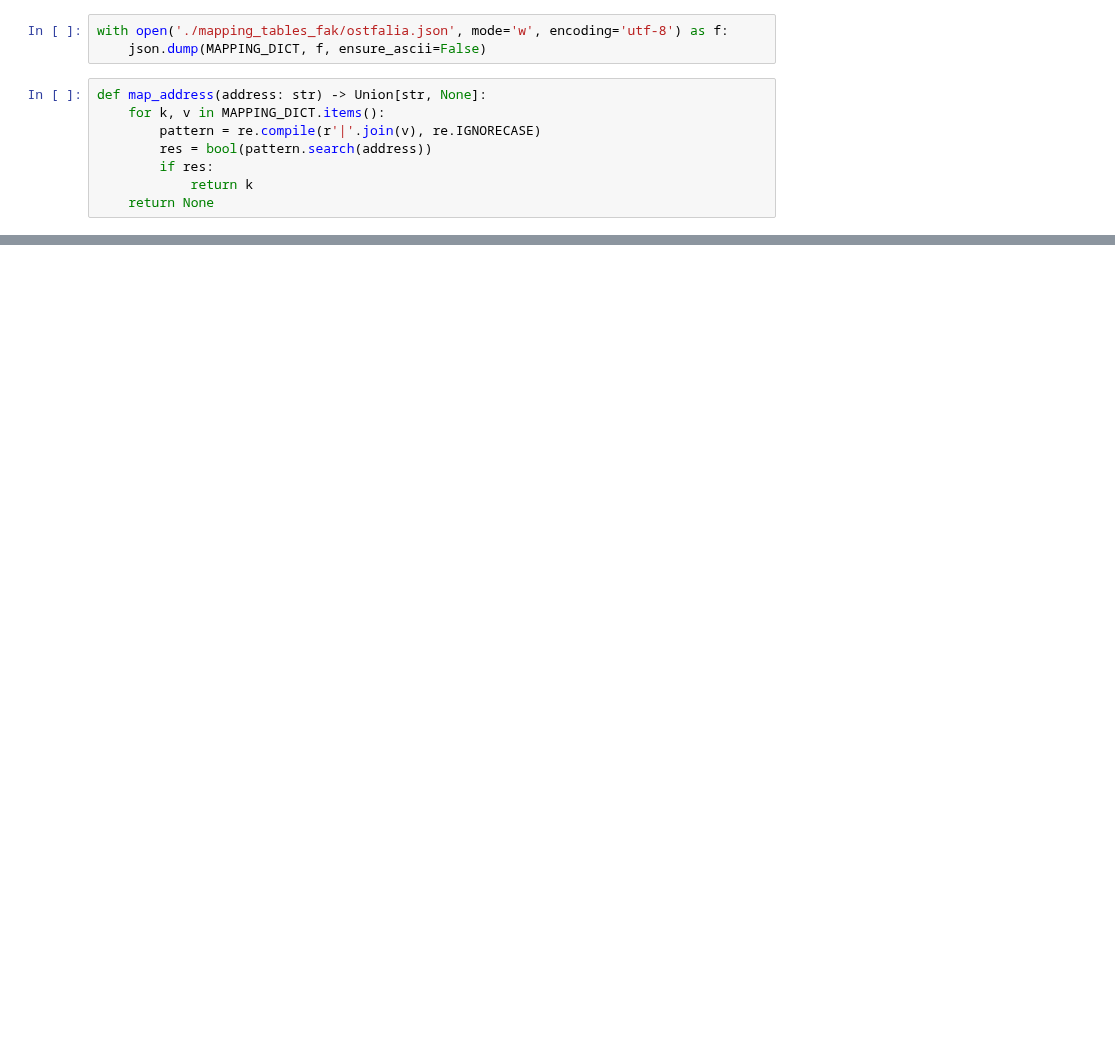
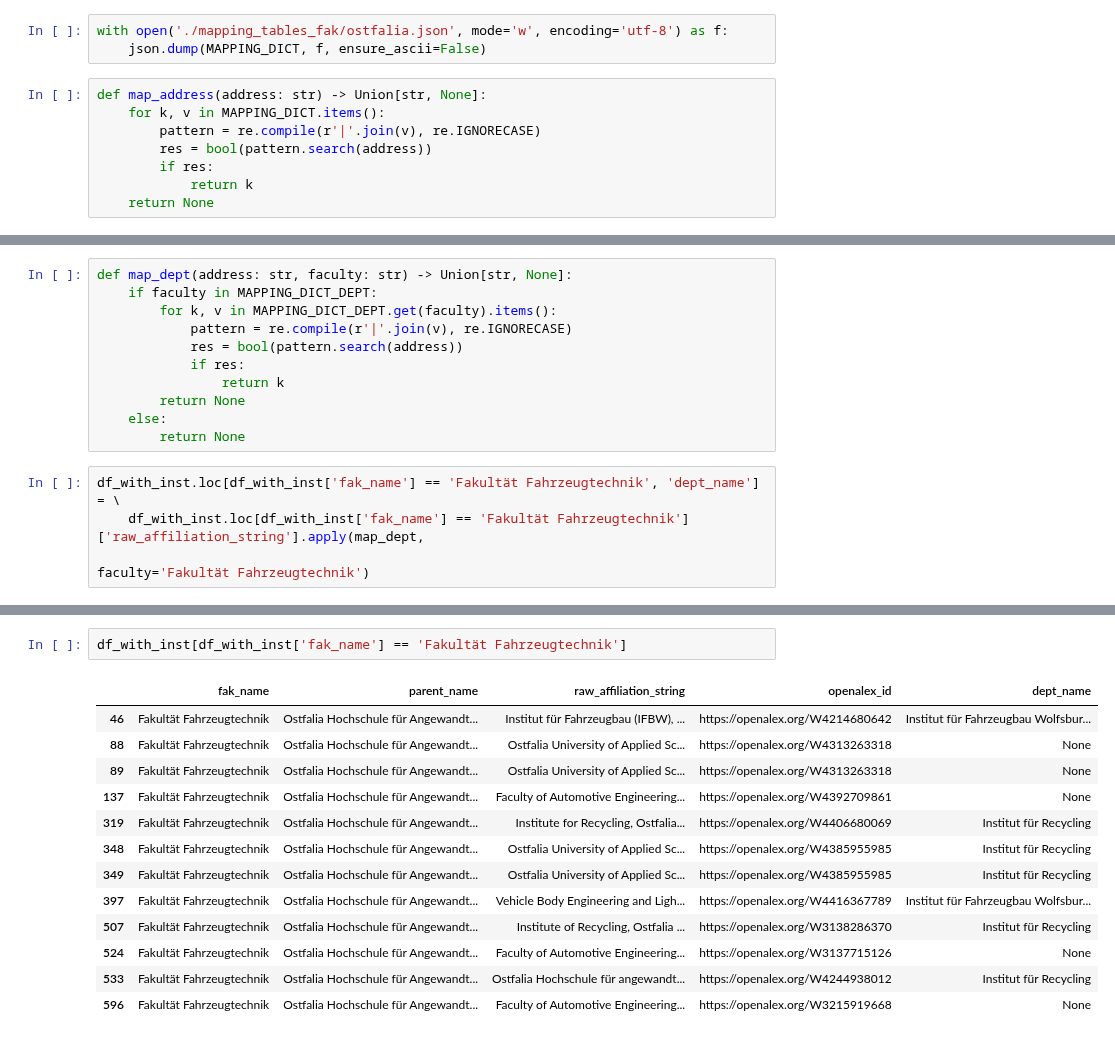
Before and after one commit to naustica/lower_saxony_institutions, a Jupyter notebook: notebooks/institution_mapping/OSTFALIA.ipynb, the cells around one changed output, grey strips where cells are left out. Drawn from its saved outputs; the diff is of its cells as text; blank space fills up the shorter version.

Commit message:
add mappings

```diff
--- a/notebooks/institution_mapping/OSTFALIA.ipynb
+++ b/notebooks/institution_mapping/OSTFALIA.ipynb
@@ -180,0 +231,15 @@ df_plot[df_plot.inst_name != 'Nicht zugeordnet'].openalex_id.sum() / df_plot.ope
+# %%
+def map_dept(address: str, faculty: str) -> Union[str, None]:
+    if faculty in MAPPING_DICT_DEPT:
+        for k, v in MAPPING_DICT_DEPT.get(faculty).items():
+            pattern = re.compile(r'|'.join(v), re.IGNORECASE)
+            res = bool(pattern.search(address))
+            if res:
+                return k
+        return None
+    else:
+        return None
+# %%
+df_with_inst.loc[df_with_inst['fak_name'] == 'Fakultät Fahrzeugtechnik', 'dept_name'] = \
+    df_with_inst.loc[df_with_inst['fak_name'] == 'Fakultät Fahrzeugtechnik']['raw_affiliation_string'].apply(map_dept,
+                                                                                                    faculty='Fakultät Fahrzeugtechnik')
@@ -180,0 +261,16 @@ df_plot[df_plot.inst_name != 'Nicht zugeordnet'].openalex_id.sum() / df_plot.ope
+# %%
+df_with_inst[df_with_inst['fak_name'] == 'Fakultät Fahrzeugtechnik']
+# %% [output]
+|  | fak_name | parent_name | raw_affiliation_string | openalex_id | dept_name |
+| 46 | Fakultät Fahrzeugtechnik | Ostfalia Hochschule für Angewandt... | Institut für Fahrzeugbau (IFBW), ... | https://openalex.org/W4214680642 | Institut für Fahrzeugbau Wolfsbur... |
+| 88 | Fakultät Fahrzeugtechnik | Ostfalia Hochschule für Angewandt... | Ostfalia University of Applied Sc... | https://openalex.org/W4313263318 | None |
+| 89 | Fakultät Fahrzeugtechnik | Ostfalia Hochschule für Angewandt... | Ostfalia University of Applied Sc... | https://openalex.org/W4313263318 | None |
+| 137 | Fakultät Fahrzeugtechnik | Ostfalia Hochschule für Angewandt... | Faculty of Automotive Engineering... | https://openalex.org/W4392709861 | None |
+| 319 | Fakultät Fahrzeugtechnik | Ostfalia Hochschule für Angewandt... | Institute for Recycling, Ostfalia... | https://openalex.org/W4406680069 | Institut für Recycling |
+| 348 | Fakultät Fahrzeugtechnik | Ostfalia Hochschule für Angewandt... | Ostfalia University of Applied Sc... | https://openalex.org/W4385955985 | Institut für Recycling |
+| 349 | Fakultät Fahrzeugtechnik | Ostfalia Hochschule für Angewandt... | Ostfalia University of Applied Sc... | https://openalex.org/W4385955985 | Institut für Recycling |
+| 397 | Fakultät Fahrzeugtechnik | Ostfalia Hochschule für Angewandt... | Vehicle Body Engineering and Ligh... | https://openalex.org/W4416367789 | Institut für Fahrzeugbau Wolfsbur... |
+| 507 | Fakultät Fahrzeugtechnik | Ostfalia Hochschule für Angewandt... | Institute of Recycling, Ostfalia ... | https://openalex.org/W3138286370 | Institut für Recycling |
+| 524 | Fakultät Fahrzeugtechnik | Ostfalia Hochschule für Angewandt... | Faculty of Automotive Engineering... | https://openalex.org/W3137715126 | None |
+| 533 | Fakultät Fahrzeugtechnik | Ostfalia Hochschule für Angewandt... | Ostfalia Hochschule für angewandt... | https://openalex.org/W4244938012 | Institut für Recycling |
+| 596 | Fakultät Fahrzeugtechnik | Ostfalia Hochschule für Angewandt... | Faculty of Automotive Engineering... | https://openalex.org/W3215919668 | None |
```
Also changed, not shown: parts of 14 cells of this notebook, 9 other files.
